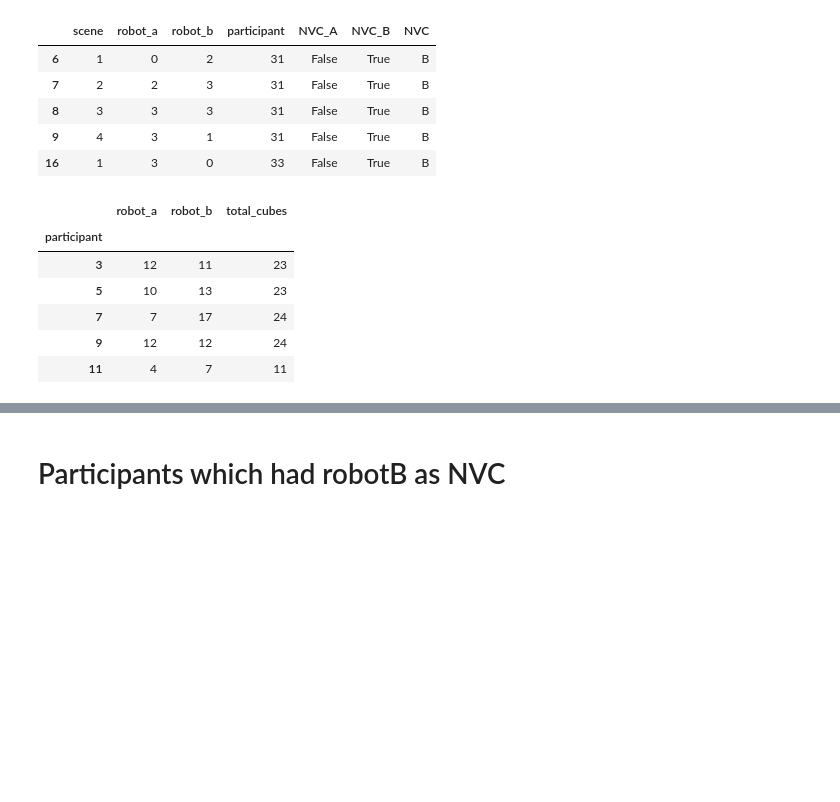
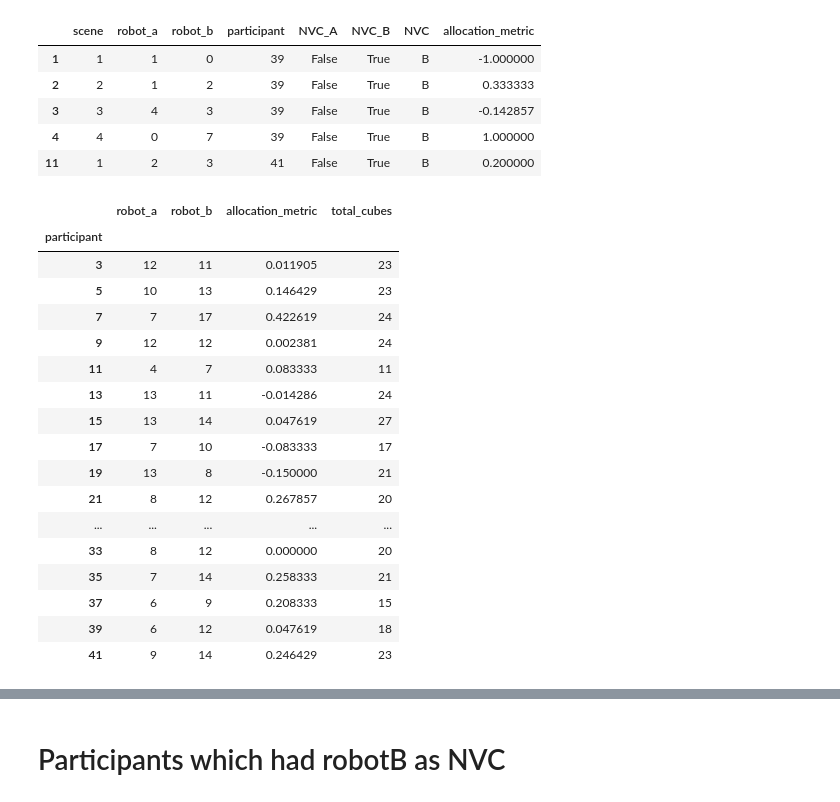
Before and after one commit to nilesh0109/PHRI_1920, a Jupyter notebook: evaluation/odd_even_participants_separate_evaluation.ipynb, the cells around one changed output, grey strips where cells are left out. Drawn from its saved outputs; the diff is of its cells as text; code cells hidden in the pictures; blank space fills up the shorter version.

```diff
--- a/evaluation/odd_even_participants_separate_evaluation.ipynb
+++ b/evaluation/odd_even_participants_separate_evaluation.ipynb
@@ -13,5 +13,5 @@ print(plt.style.available)
 
 DATA_FOLDER = "/data/cubes/"
 DATA_PATH = os.path.abspath(os.getcwd()) + DATA_FOLDER
-invalid_participants = [1,4,18]
+invalid_participant = [1,4,18]
 # %% [output]
@@ -19,27 +19,33 @@ invalid_participants = [1,4,18]
 # %%
 # Iterate over files and find csv files that have allocation of cubes for each participant
 dfs = []
-
+redundant = []
 for path in Path(DATA_PATH).rglob('participant_*.csv'):
     participant_id = int(re.search(r'\d+', path.name).group())
-    if participant_id in invalid_participants:
+
+    if participant_id in invalid_participant:
         continue
-    temp = pd.read_csv(path)
-    temp["scene"] = temp["scene"].str[-1:]
-    temp["scene"] = temp["scene"].astype('int')
-    temp["participant"] = participant_id
-    temp["NVC_A"] = False
-    temp["NVC_B"] = False
 
-    if int(participant_id) % 2 == 0:
-        nvc = "A"
-        temp["NVC_A"] = True
-    else:
-        nvc = "B"
-        temp["NVC_B"] = True
+    if participant_id not in redundant:
+        temp = pd.read_csv(path)
+        temp["scene"] = temp["scene"].str[-1:]
+        temp["scene"] = temp["scene"].astype('int')
+        temp["participant"] = participant_id
+        temp["NVC_A"] = False
+        temp["NVC_B"] = False
 
-    temp["NVC"] = nvc
-    dfs.append(temp)
+        if int(participant_id) % 2 == 0:
+            nvc = "A"
+            temp["NVC_A"] = True
+        else:
+            nvc = "B"
+            temp["NVC_B"] = True
 
+        temp["NVC"] = nvc
+        temp["allocation_metric"] = (temp["robot_b"] - temp["robot_a"]) / (temp["robot_a"] + temp["robot_b"])
+        dfs.append(temp)
+        redundant.append(participant_id)
 
 raw_data = pd.concat(dfs, axis=0, ignore_index=True)
+raw_data["allocation_metric"].fillna(0.0, inplace=True) # handle 0/0
+raw_data.head()
@@ -60,38 +64,50 @@ even_participants_data = even_participants_data[even_participants_data["scene"]
 # %%
 odd_participants_data.head()
 # %% [output]
-|  | scene | robot_a | robot_b | participant | NVC_A | NVC_B | NVC |
-| 6 | 1 | 0 | 2 | 31 | False | True | B |
-| 7 | 2 | 2 | 3 | 31 | False | True | B |
-| 8 | 3 | 3 | 3 | 31 | False | True | B |
-| 9 | 4 | 3 | 1 | 31 | False | True | B |
-| 16 | 1 | 3 | 0 | 33 | False | True | B |
+|  | scene | robot_a | robot_b | participant | NVC_A | NVC_B | NVC | allocation_metric |
+| 1 | 1 | 1 | 0 | 39 | False | True | B | -1.000000 |
+| 2 | 2 | 1 | 2 | 39 | False | True | B | 0.333333 |
+| 3 | 3 | 4 | 3 | 39 | False | True | B | -0.142857 |
+| 4 | 4 | 0 | 7 | 39 | False | True | B | 1.000000 |
+| 11 | 1 | 2 | 3 | 41 | False | True | B | 0.200000 |
 # %%
 odd_cubes_per_participant = odd_participants_data.groupby("participant").sum()
 even_cubes_per_participant = even_participants_data.groupby("participant").sum()
 
 odd_cubes_per_participant = odd_cubes_per_participant.drop(columns=['scene'])
 odd_cubes_per_participant = odd_cubes_per_participant.drop(columns=['NVC_A', 'NVC_B'])
 
 even_cubes_per_participant = even_cubes_per_participant.drop(columns=['scene'])
 even_cubes_per_participant = even_cubes_per_participant.drop(columns=['NVC_A', 'NVC_B'])
 
 
+odd_cubes_per_participant['allocation_metric'] = odd_cubes_per_participant['allocation_metric'] / 4
 
 odd_cubes_per_participant['total_cubes'] = (odd_cubes_per_participant['robot_a'] +
                                                 odd_cubes_per_participant['robot_b'])
 even_cubes_per_participant['total_cubes'] = (even_cubes_per_participant['robot_a'] +
                                                 even_cubes_per_participant['robot_b'])
 
-odd_cubes_per_participant.head()
+odd_cubes_per_participant
 # %% [output]
-|  | robot_a | robot_b | total_cubes |
-| participant |  |  |  |
-| 3 | 12 | 11 | 23 |
-| 5 | 10 | 13 | 23 |
-| 7 | 7 | 17 | 24 |
-| 9 | 12 | 12 | 24 |
-| 11 | 4 | 7 | 11 |
+|  | robot_a | robot_b | allocation_metric | total_cubes |
+| participant |  |  |  |  |
+| 3 | 12 | 11 | 0.011905 | 23 |
+| 5 | 10 | 13 | 0.146429 | 23 |
+| 7 | 7 | 17 | 0.422619 | 24 |
+| 9 | 12 | 12 | 0.002381 | 24 |
+| 11 | 4 | 7 | 0.083333 | 11 |
+| 13 | 13 | 11 | -0.014286 | 24 |
+| 15 | 13 | 14 | 0.047619 | 27 |
+| 17 | 7 | 10 | -0.083333 | 17 |
+| 19 | 13 | 8 | -0.150000 | 21 |
+| 21 | 8 | 12 | 0.267857 | 20 |
+| ... | ... | ... | ... | ... |
+| 33 | 8 | 12 | 0.000000 | 20 |
+| 35 | 7 | 14 | 0.258333 | 21 |
+| 37 | 6 | 9 | 0.208333 | 15 |
+| 39 | 6 | 12 | 0.047619 | 18 |
+| 41 | 9 | 14 | 0.246429 | 23 |
 # %%
 odd_cubes_per_participant.sum()
 # %% [output]
```
Also changed, not shown: parts of 81 cells of this notebook.
